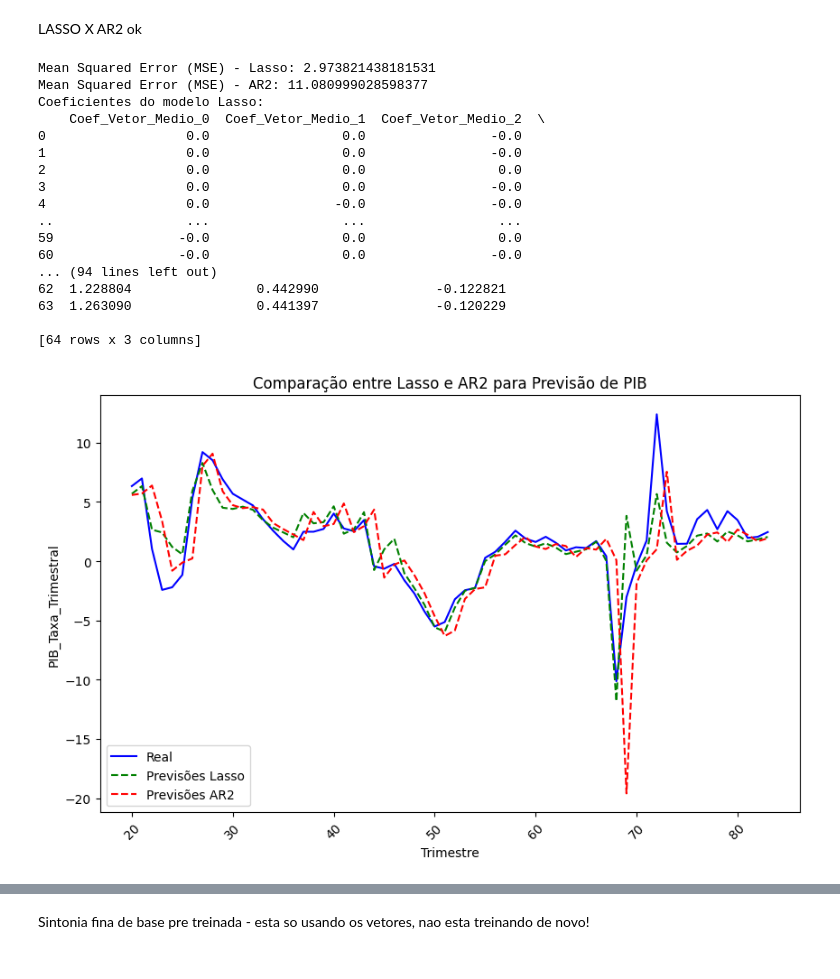
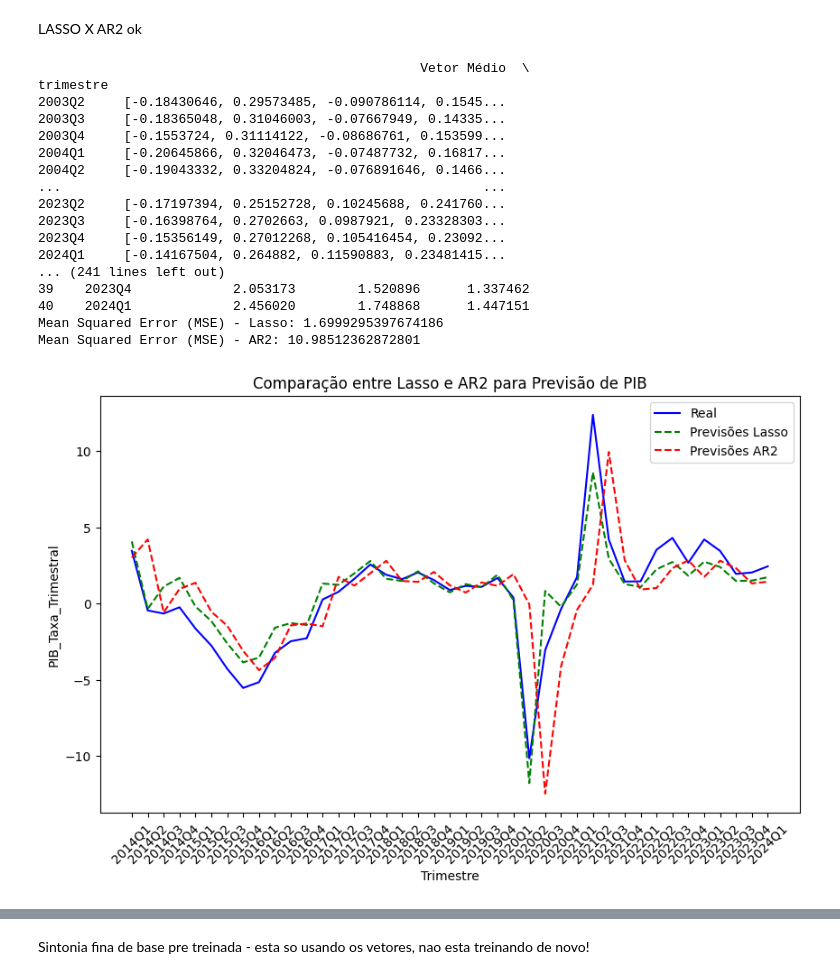
Before and after one commit to dcatrib/tesePython, a Jupyter notebook: Testes_Previsao.ipynb, the cells around one changed output, grey strips where cells are left out. Drawn from its saved outputs; the diff is of its cells as text; code cells hidden in the pictures.

```diff
--- a/Testes_Previsao.ipynb
+++ b/Testes_Previsao.ipynb
@@ -1190,6 +1053,7 @@ from statsmodels.tsa.ar_model import AutoReg
 from sklearn.metrics import mean_squared_error
 import matplotlib.pyplot as plt
 
+
 # Criando um DF com os nomes das colunas desejadas
 colunas_selecionadas = ['trimestre', 'Vetor Médio', 'PIB_Taxa_Trimestral','PIB_Taxa_Trimestral_lag1', 'PIB_Taxa_Trimestral_lag2']
 df_final_cleaned = df_final_pca[colunas_selecionadas]
@@ -1197,8 +1061,17 @@ df_final_cleaned = df_final_pca[colunas_selecionadas]
 # Remover todas as observações (linhas) que contenham NaN em qualquer coluna
 df_final_cleaned = df_final_cleaned.dropna()
 
+# Substitui os NaN pela média das colunas
+#imputer = SimpleImputer(strategy='mean')
+#df_final_cleaned[['PIB_Taxa_Trimestral', 'PIB_Taxa_Trimestral_lag1', 'PIB_Taxa_Trimestral_lag2']] = imputer.fit_transform(df_final_cleaned[['PIB_Taxa_Trimestral', 'PIB_Taxa_Trimestral_lag1', 'PIB_Taxa_Trimestral_lag2']])
+
+# Convert the 'trimestre' column to a PeriodIndex with quarterly frequency
+df_final_cleaned.set_index('trimestre', inplace=True)
+
+print(df_final_cleaned)
+
 # Tamanho da janela (rolling window) e número de períodos a prever
-window_size = 20  # Tamanho da janela de treino
+window_size = 43  # Tamanho da janela de treino
 forecast_periods = 1  # Prever 1 período à frente (próximo trimestre)
 
 # Função para realizar a previsão usando Lasso e AR(2)
@@ -1208,15 +1081,17 @@ def rolling_forecast(df, window_size, forecast_periods, model):
 
     # Expansão do vetor médio em variáveis separadas (dimensões 1 a 300)
     vetor_medio_columns = [f'Vetor_Medio_{i}' for i in range(300)]
-    df_vetor_medio_expanded = pd.DataFrame(df['Vetor Médio'].tolist(), columns=vetor_medio_columns)
+    df_vetor_medio_expanded = pd.DataFrame(df['Vetor Médio'].tolist(), columns=vetor_medio_columns, index=df.index)
 
     # Juntando os dados expandidos com as variáveis defasadas
     df_expanded = pd.concat([df_vetor_medio_expanded, df[['PIB_Taxa_Trimestral_lag1', 'PIB_Taxa_Trimestral_lag2']]], axis=1)
 
+    print(df_expanded)
     for i in range(window_size, len(df) - forecast_periods):
         # Dividir os dados de treino e teste com base na janela
         train_data = df_expanded.iloc[i - window_size:i]
         test_data = df.iloc[i + forecast_periods:i + forecast_periods + 1]
+
 
         if model == 'lasso':
             # Definir as variáveis independentes (X) e dependentes (y)
@@ -1261,52 +1136,63 @@ ar2_forecasts, ar2_coefficients = rolling_forecast(df_final_cleaned, window_size
 # Criar a série temporal das previsões
 # Corrigir o índice para evitar problemas de 'KeyError'
 actual_values = df_final_cleaned['PIB_Taxa_Trimestral'].iloc[window_size:window_size + len(lasso_forecasts)]
 
+# Criando o DataFrame com as colunas desejadas
+resultado_df = pd.DataFrame({
+    'trimestre': actual_values.index,  # Índices dos trimestres reais
+    'PIB_Taxa_Trimestral': actual_values.values,  # Valores reais do PIB_Taxa_Trimestral
+    'Previsao_Lasso': lasso_forecasts,  # Previsões do modelo Lasso
+    'Previsao_AR2': ar2_forecasts  # Previsões do modelo AR2
+})
+
+# Exibir o DataFrame resultante
+print(resultado_df)
+
 # Calcular o MSE para Lasso
 mse_lasso = mean_squared_error(actual_values, lasso_forecasts)
 print(f'Mean Squared Error (MSE) - Lasso: {mse_lasso}')
 
 # Calcular o MSE para AR2
 mse_ar2 = mean_squared_error(actual_values, ar2_forecasts)
 print(f'Mean Squared Error (MSE) - AR2: {mse_ar2}')
 
 # Exibir os coeficientes do modelo Lasso
-print("Coeficientes do modelo Lasso:")
+#print("Coeficientes do modelo Lasso:")
 coef_df_lasso = pd.DataFrame(lasso_coefficients, columns=[f'Coef_Vetor_Medio_{i}' for i in range(300)] + ['PIB_Taxa_Trimestral_lag1', 'PIB_Taxa_Trimestral_lag2'])
-print(coef_df_lasso)
+#print(coef_df_lasso)
 
 # Exibir os coeficientes do modelo AR2
-print("Coeficientes do modelo AR2:")
+#print("Coeficientes do modelo AR2:")
 coef_df_ar2 = pd.DataFrame(ar2_coefficients)
-print(coef_df_ar2)
+#print(coef_df_ar2)
 
 # Plotar os resultados (valores reais vs previsões)
 plt.figure(figsize=(10, 6))
 plt.plot(actual_values.index, actual_values.values, label='Real', color='blue')
 plt.plot(actual_values.index, lasso_forecasts, label='Previsões Lasso', linestyle='--', color='green')
 plt.plot(actual_values.index, ar2_forecasts, label='Previsões AR2', linestyle='--', color='red')
 plt.xlabel('Trimestre')
 plt.ylabel('PIB_Taxa_Trimestral')
 plt.title('Comparação entre Lasso e AR2 para Previsão de PIB')
 plt.legend()
 plt.xticks(rotation=45)
 plt.show()
 # %% [output]
-Mean Squared Error (MSE) - Lasso: 2.973821438181531
-Mean Squared Error (MSE) - AR2: 11.080999028598377
-Coeficientes do modelo Lasso:
-    Coef_Vetor_Medio_0  Coef_Vetor_Medio_1  Coef_Vetor_Medio_2  \
-0                  0.0                 0.0                -0.0
-1                  0.0                 0.0                -0.0
-2                  0.0                 0.0                 0.0
-3                  0.0                 0.0                -0.0
-4                  0.0                -0.0                -0.0
-..                 ...                 ...                 ...
-59                -0.0                 0.0                 0.0
-60                -0.0                 0.0                -0.0
-... (94 lines left out)
-62  1.228804                0.442990               -0.122821
-63  1.263090                0.441397               -0.120229
-
-[64 rows x 3 columns]
+                                                 Vetor Médio  \
+trimestre
+2003Q2     [-0.18430646, 0.29573485, -0.090786114, 0.1545...
+2003Q3     [-0.18365048, 0.31046003, -0.07667949, 0.14335...
+2003Q4     [-0.1553724, 0.31114122, -0.08686761, 0.153599...
+2004Q1     [-0.20645866, 0.32046473, -0.07487732, 0.16817...
+2004Q2     [-0.19043332, 0.33204824, -0.076891646, 0.1466...
+...                                                      ...
+2023Q2     [-0.17197394, 0.25152728, 0.10245688, 0.241760...
+2023Q3     [-0.16398764, 0.2702663, 0.0987921, 0.23328303...
+2023Q4     [-0.15356149, 0.27012268, 0.105416454, 0.23092...
+2024Q1     [-0.14167504, 0.264882, 0.11590883, 0.23481415...
+... (241 lines left out)
+39    2023Q4             2.053173        1.520896      1.337462
+40    2024Q1             2.456020        1.748868      1.447151
+Mean Squared Error (MSE) - Lasso: 1.6999295397674186
+Mean Squared Error (MSE) - AR2: 10.98512362872801
-[figure, old version]
+[figure, new version]
```
Also changed, not shown: parts of 7 cells of this notebook.
